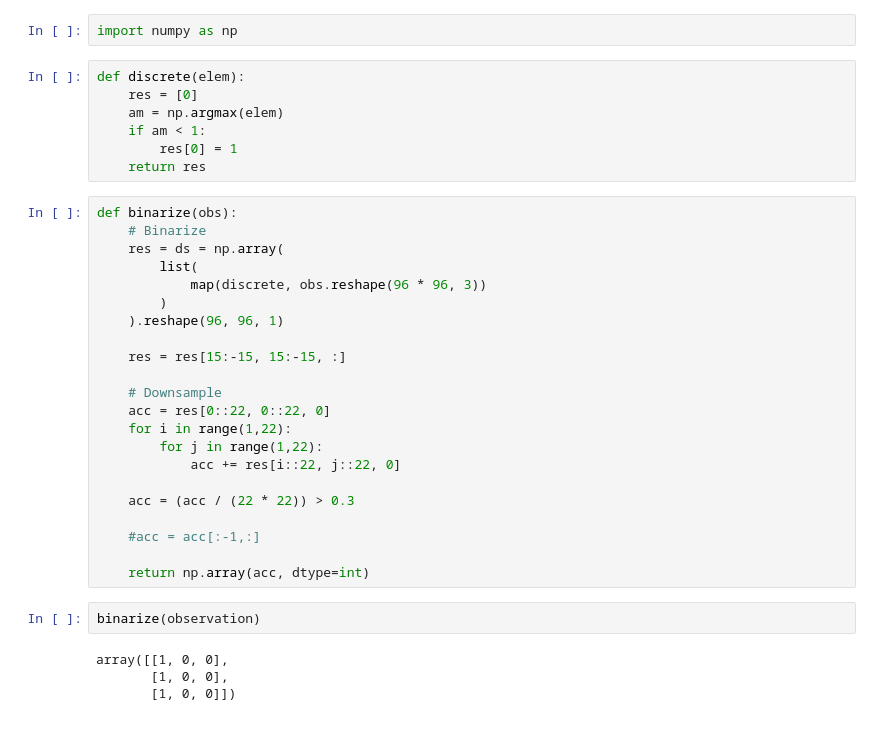
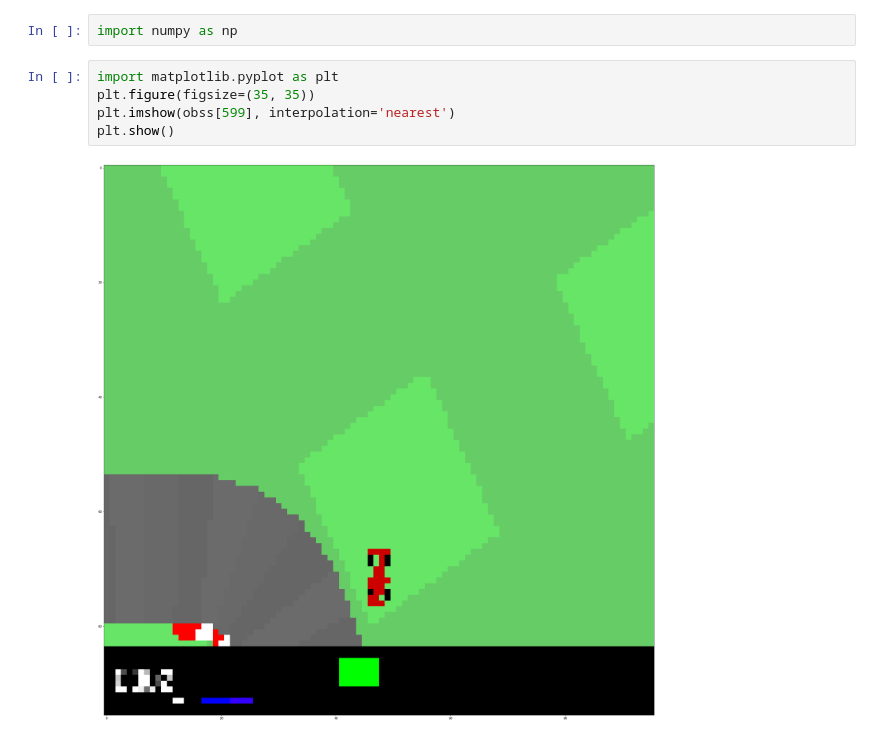
Before and after one commit to nawarhalabi/carracing-aigym, a Jupyter notebook: car_racing.ipynb, the cells around one changed output. Saved outputs shown, nothing was run; the diff lists cells and outputs as text.

```diff
--- a/car_racing.ipynb
+++ b/car_racing.ipynb
@@ -137,41 +186,13 @@ env.env.close()
 * Here we plot the observation to hint to its content
 # %%
 import numpy as np
-# %%
-def discrete(elem):
-    res = [0]
-    am = np.argmax(elem)
-    if am < 1:
-        res[0] = 1
-    return res
-# %%
-def binarize(obs):
-    # Binarize
-    res = ds = np.array(
-        list(
-            map(discrete, obs.reshape(96 * 96, 3))
-        )
-    ).reshape(96, 96, 1)
-
-    res = res[15:-15, 15:-15, :]
-
-    # Downsample
-    acc = res[0::22, 0::22, 0]
-    for i in range(1,22):
-        for j in range(1,22):
-            acc += res[i::22, j::22, 0]
-
-    acc = (acc / (22 * 22)) > 0.3
-
-    #acc = acc[:-1,:]
-
-    return np.array(acc, dtype=int)
-# %%
-binarize(observation)
-# %% [output]
-array([[1, 0, 0],
-       [1, 0, 0],
-       [1, 0, 0]])
+# %%
+import matplotlib.pyplot as plt
+plt.figure(figsize=(35, 35))
+plt.imshow(obss[599], interpolation='nearest')
+plt.show()
+# %% [output]
+[figure, added]
 # %%
 import matplotlib.pyplot as plt
 plt.figure(figsize=(35, 35))
```
Also changed, not shown: parts of 14 cells of this notebook.
